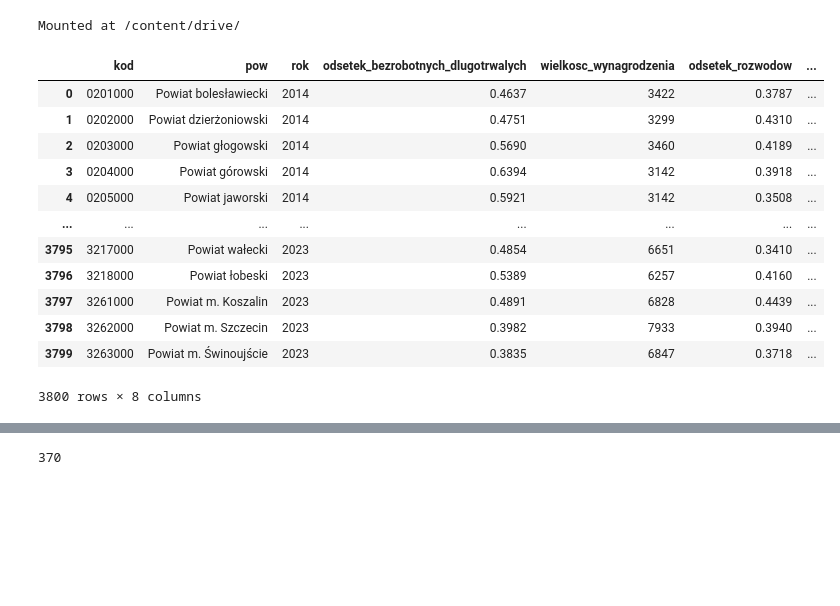
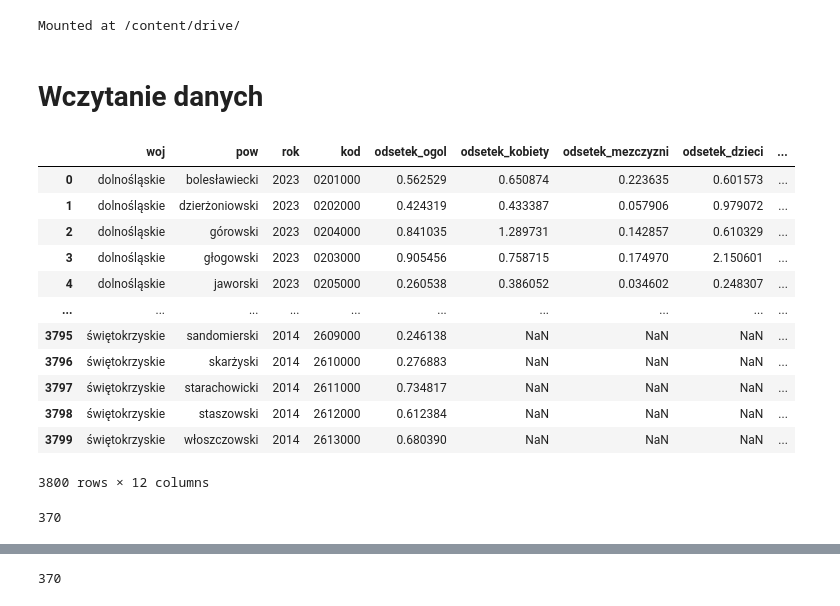
Before and after one commit to Francho03/Praca-licencjacka, a Jupyter notebook: codes/Analiza.ipynb, the cells around one changed output, grey strips where cells are left out. Cells and saved outputs as stored; diff of their text form; code cells hidden in the pictures; blank space fills up the shorter version.

```diff
--- a/codes/Analiza.ipynb
+++ b/codes/Analiza.ipynb
@@ -12,22 +13,30 @@ from google.colab import drive
 drive.mount('/content/drive/')
 # %% [output]
 Mounted at /content/drive/
+# %% [markdown]
+# Wczytanie danych
 # %%
-# Krok 1: Wczytanie danych
+
 sprawozdanie_przemoc = pd.read_excel('/content/drive/MyDrive/praca_licencjacka/Sprawozdanie_2014_2023_zagregowane.xlsx',dtype={"keso": str})
 dane_korelujace = pd.read_excel('/content/drive/MyDrive/praca_licencjacka/Dane korelujace/dane_korelujace.xlsx',  dtype={"kod": str})
-dane_korelujace
+odsetki=pd.read_excel("/content/drive/MyDrive/praca_licencjacka/Sprawozdanie_przemoc_2014_2023_odsetek_ludnosci.xlsx",dtype={"kod": str})
+odsetki
 # %% [output]
-|  | kod | pow | rok | odsetek_bezrobotnych_dlugotrwalych | wielkosc_wynagrodzenia | odsetek_rozwodow | ... |
-| 0 | 0201000 | Powiat bolesławiecki | 2014 | 0.4637 | 3422 | 0.3787 | ... |
-| 1 | 0202000 | Powiat dzierżoniowski | 2014 | 0.4751 | 3299 | 0.4310 | ... |
-| 2 | 0203000 | Powiat głogowski | 2014 | 0.5690 | 3460 | 0.4189 | ... |
-| 3 | 0204000 | Powiat górowski | 2014 | 0.6394 | 3142 | 0.3918 | ... |
-| 4 | 0205000 | Powiat jaworski | 2014 | 0.5921 | 3142 | 0.3508 | ... |
-| ... | ... | ... | ... | ... | ... | ... | ... |
-| 3795 | 3217000 | Powiat wałecki | 2023 | 0.4854 | 6651 | 0.3410 | ... |
-| 3796 | 3218000 | Powiat łobeski | 2023 | 0.5389 | 6257 | 0.4160 | ... |
-| 3797 | 3261000 | Powiat m. Koszalin | 2023 | 0.4891 | 6828 | 0.4439 | ... |
-| 3798 | 3262000 | Powiat m. Szczecin | 2023 | 0.3982 | 7933 | 0.3940 | ... |
-| 3799 | 3263000 | Powiat m. Świnoujście | 2023 | 0.3835 | 6847 | 0.3718 | ... |
+|  | woj | pow | rok | kod | odsetek_ogol | odsetek_kobiety | odsetek_mezczyzni | odsetek_dzieci | ... |
+| 0 | dolnośląskie | bolesławiecki | 2023 | 0201000 | 0.562529 | 0.650874 | 0.223635 | 0.601573 | ... |
+| 1 | dolnośląskie | dzierżoniowski | 2023 | 0202000 | 0.424319 | 0.433387 | 0.057906 | 0.979072 | ... |
+| 2 | dolnośląskie | górowski | 2023 | 0204000 | 0.841035 | 1.289731 | 0.142857 | 0.610329 | ... |
+| 3 | dolnośląskie | głogowski | 2023 | 0203000 | 0.905456 | 0.758715 | 0.174970 | 2.150601 | ... |
+| 4 | dolnośląskie | jaworski | 2023 | 0205000 | 0.260538 | 0.386052 | 0.034602 | 0.248307 | ... |
+| ... | ... | ... | ... | ... | ... | ... | ... | ... | ... |
+| 3795 | świętokrzyskie | sandomierski | 2014 | 2609000 | 0.246138 | NaN | NaN | NaN | ... |
+| 3796 | świętokrzyskie | skarżyski | 2014 | 2610000 | 0.276883 | NaN | NaN | NaN | ... |
+| 3797 | świętokrzyskie | starachowicki | 2014 | 2611000 | 0.734817 | NaN | NaN | NaN | ... |
+| 3798 | świętokrzyskie | staszowski | 2014 | 2612000 | 0.612384 | NaN | NaN | NaN | ... |
+| 3799 | świętokrzyskie | włoszczowski | 2014 | 2613000 | 0.680390 | NaN | NaN | NaN | ... |
-3800 rows × 8 columns
+3800 rows × 12 columns
+# %%
+sprawozdanie_przemoc["pow"].nunique()
+dane_korelujace["pow"].nunique()
+# %% [output]
+370
```
Also changed, not shown: parts of 70 cells of this notebook.
